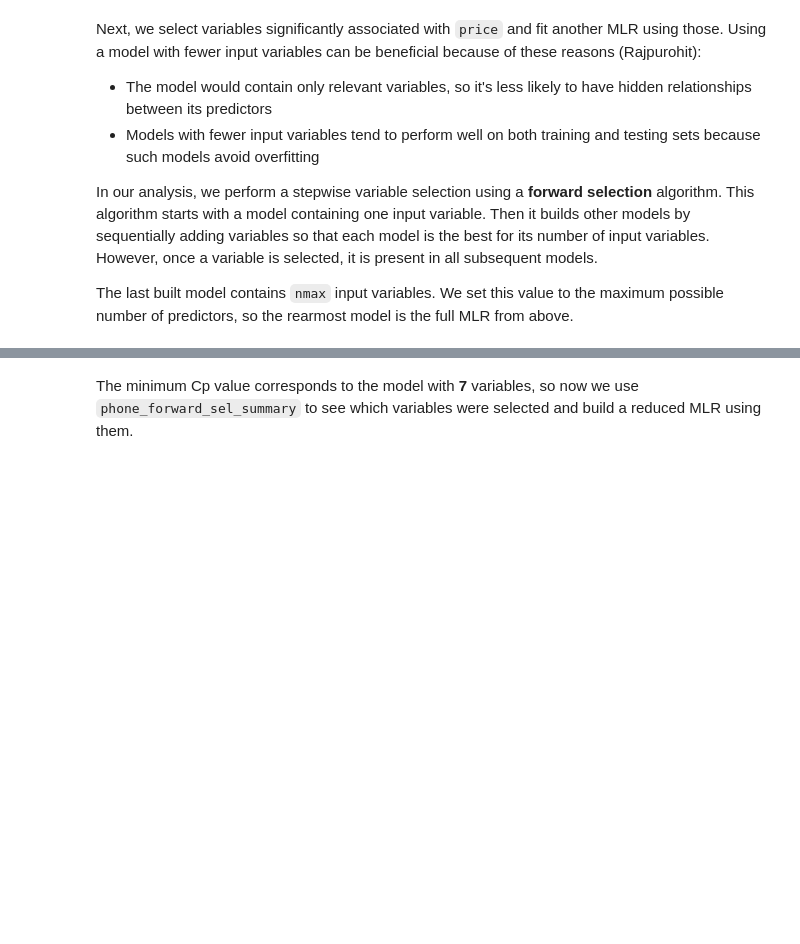
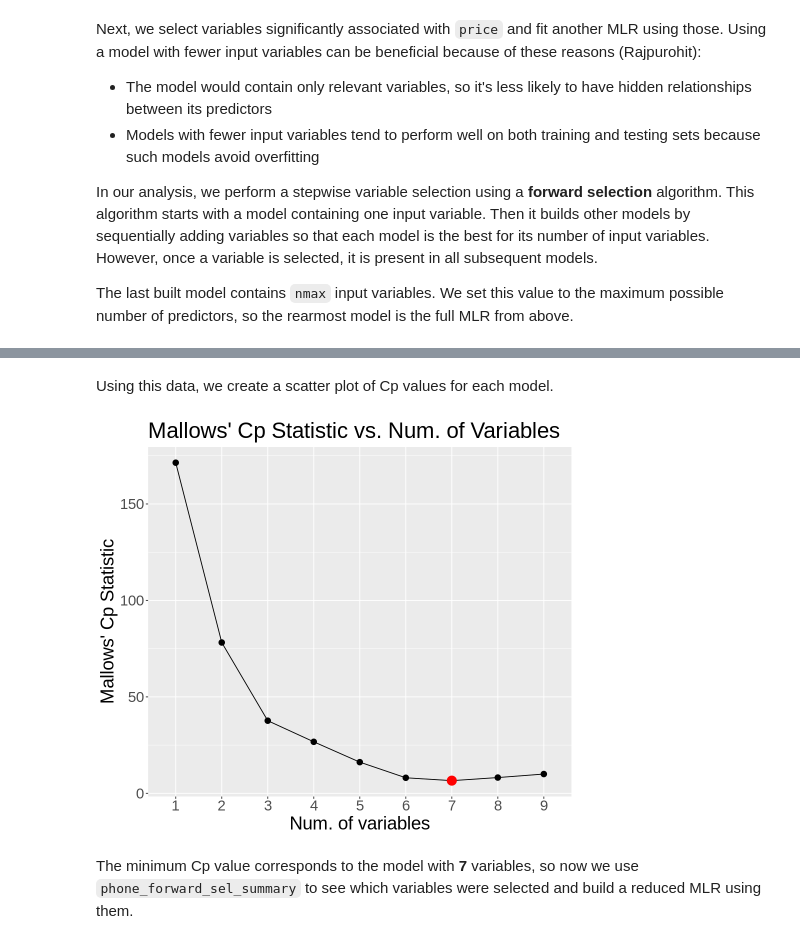
Before and after one commit to Ihor16/stat-301-project, a Jupyter notebook: FinalReport.ipynb, the cells around one changed output, grey strips where cells are left out. Saved outputs shown, nothing was run; the diff lists cells and outputs as text; code cells hidden in the pictures; blank space fills up the shorter version.

```diff
--- a/FinalReport.ipynb
+++ b/FinalReport.ipynb
@@ -391,37 +558,27 @@ Thus, the most precise model would have the smallest Cp.
+# %% [markdown]
+Using this data, we create a scatter plot of Cp values for each model.
 # %%
-# Storing variable selection metrics
-phone_forward_sel_summary_df <- tibble(
-  n_input_vars = 1:9,
-  rss = phone_forward_sel_summary$rss,
-  bic = phone_forward_sel_summary$bic,
-  cp = phone_forward_sel_summary$cp
-)
-phone_forward_sel_summary_df
-
-# Saving the row with the smallest Cp value
-min_cp <- phone_forward_sel_summary_df %>%
-  filter(cp == min(phone_forward_sel_summary_df$cp))
-min_cp
-
-options(repr.plot.width = 15, repr.plot.height = 7)
+options(repr.plot.width = 8, repr.plot.height = 7)
 
 # Plotting Cp values from the variable selection summary table
 phone_forward_sel_summary_df %>%
   ggplot(aes(x = n_input_vars, y = cp)) +
   geom_line() +
   geom_point(aes(x = n_input_vars, y = cp), size = 3) +
   scale_x_discrete(limits = factor(1:9)) +
   geom_point(
     data = min_cp,
     color = "red",
     size = 5
   ) +
   labs(
     title = "Mallows' Cp Statistic vs. Num. of Variables",
     x = "Num. of variables",
     y = "Mallows' Cp Statistic"
   ) +
   theme(text = element_text(size = font_size))
+# %% [output]
+[figure, added]
 # %% [markdown]
 The minimum Cp value corresponds to the model with **7** variables, so now we use `phone_forward_sel_summary` to see which variables were selected and build a reduced MLR using them.
 # %%
```
Also changed, not shown: parts of 40 cells of this notebook.
